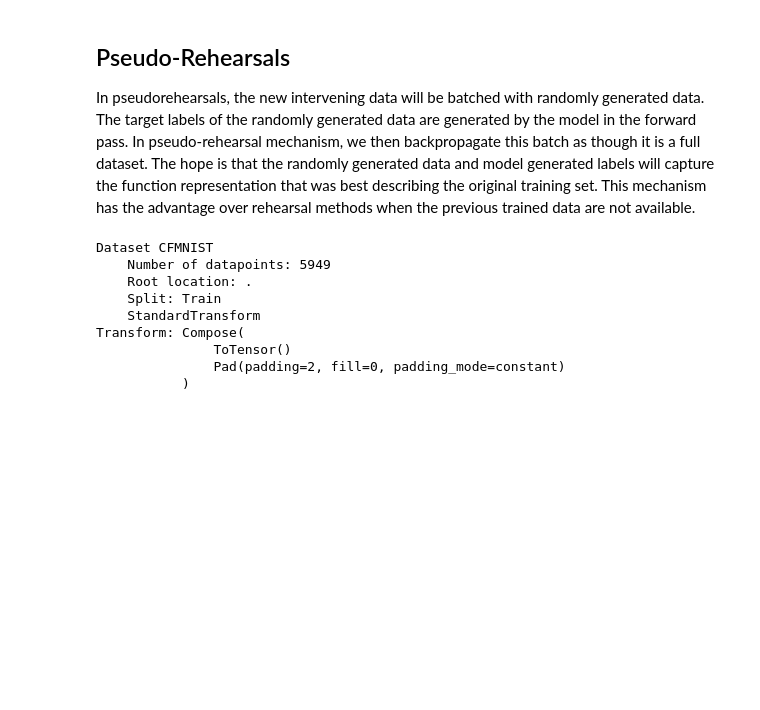
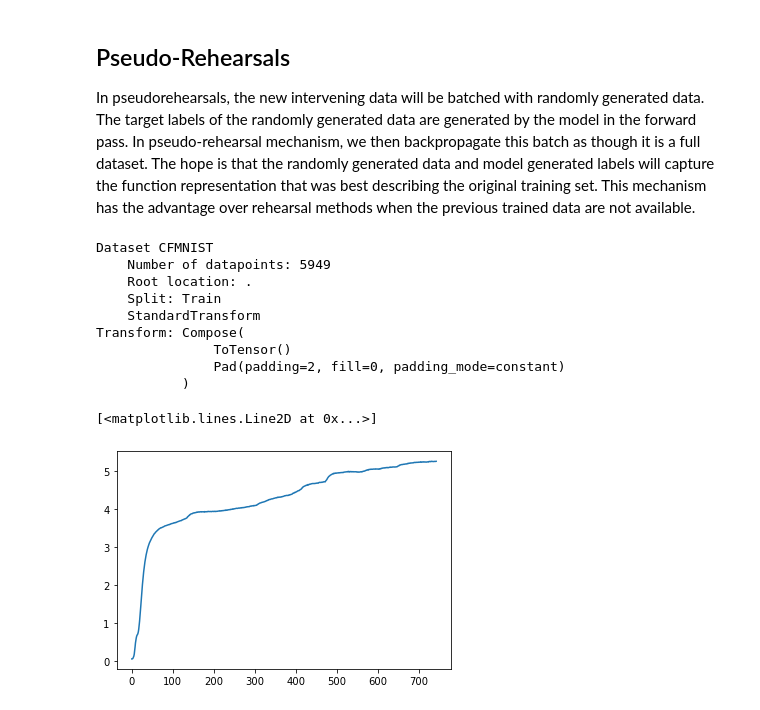
Before and after one commit to danqiye1/snn-experiments, a Jupyter notebook: notebooks/catastrophic-forgetting/Rehearsal.ipynb, the cells around one changed output. Saved outputs shown, nothing was run; the diff lists cells and outputs as text; code cells hidden in the pictures; blank space fills up the shorter version.

Commit message:
Pseudo-rehearsal training

```diff
--- a/notebooks/catastrophic-forgetting/Rehearsal.ipynb
+++ b/notebooks/catastrophic-forgetting/Rehearsal.ipynb
@@ -188,25 +194,33 @@ Transform: Compose(
 # %%
 newtrainloader = torch.utils.data.DataLoader(
                     newtrainset,
-                    batch_size=4,
+                    batch_size=8,
                     shuffle=True,
                     num_workers=1
                 )
+# %%
+# Initialize and load the pre-trained model
+model = LeNet()
+model.load_state_dict(torch.load("best-model.pth"))
+model = model.to(device)
+criterion = torch.nn.CrossEntropyLoss()
+optimizer = torch.optim.SGD(model.parameters(), lr=0.001, momentum=0.9)
 # %%
 # Rehearsal is like a epoch training loop.
-# We only batch the data differently
+# We only batch the data differently.
+# This loop is slowed down due to the inner validation loop.
 def pseudo_rehearse(
-        model, trainloader, valloader,
+        model, trainloader,
         optimizer=None,
         criterion=torch.nn.CrossEntropyLoss(),
         device=torch.device("cpu"),
         factor=3
     ):
 
-    model = model.to(device)
-
+    running_loss = []
     running_vloss = []
     running_verror = []
+
     data_size = len(trainloader)
 
     if not optimizer:
@@ -225,7 +239,7 @@ def pseudo_rehearse(
         rand_logits = model(rand_imgs.to(device))
         rand_labels = torch.argmax(torch.softmax(rand_logits, dim=1), dim=1)
         imgs = torch.cat((imgs, rand_imgs), dim=0)
-        labels = torch.cat((labels, rand_labels.cpu()))
+        labels = torch.cat((labels.to(device), rand_labels))
 
         # Shuffle the data and labels
         indices = torch.randperm(len(labels))
@@ -238,20 +252,27 @@ def pseudo_rehearse(
         outputs = model(imgs.to(device))
 
         # Compute loss and backpropagate error gradients
-        loss = criterion(outputs, labels.to(device))
+        loss = criterion(outputs, labels)
         loss.backward()
+
+        # Collate training loss
+        running_loss.append(loss.item())
+
+        vloss, verror = validate(model, val_loader, criterion=criterion, device=device)
+        running_vloss.append(vloss)
+        running_verror.append(verror)
 
         # Gradient descent
         optimizer.step()
 
-        # Validate model performance degradation
-        vloss, verror = validate(
-            model, valloader, criterion=criterion, device=device)
-
-        running_vloss.append(vloss)
-        running_verror.append(verror)
-
-    return running_vloss, running_verror
+    return running_loss, running_vloss, running_verror
 # %%
 # Pseudo Rehearsal
-pseudo_rehearse(model, newtrainloader, val_loader, criterion=criterion, device=device)
+loss, vloss, verror = pseudo_rehearse(model, newtrainloader, optimizer=optimizer, criterion=criterion, device=device)
+# %%
+from matplotlib import pyplot as plt
+
+plt.plot(vloss)
+# %% [output]
+[<matplotlib.lines.Line2D at 0x...>]
+[figure, added]
```
Also changed, not shown: parts of 6 cells of this notebook.
